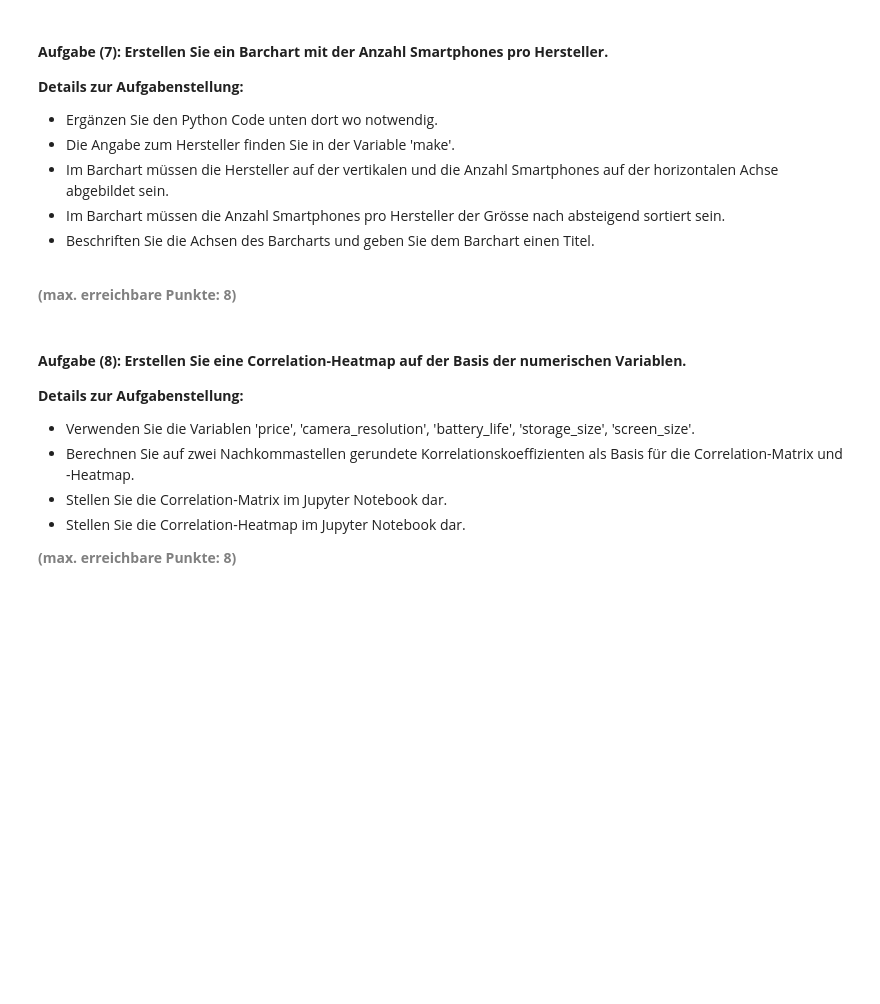
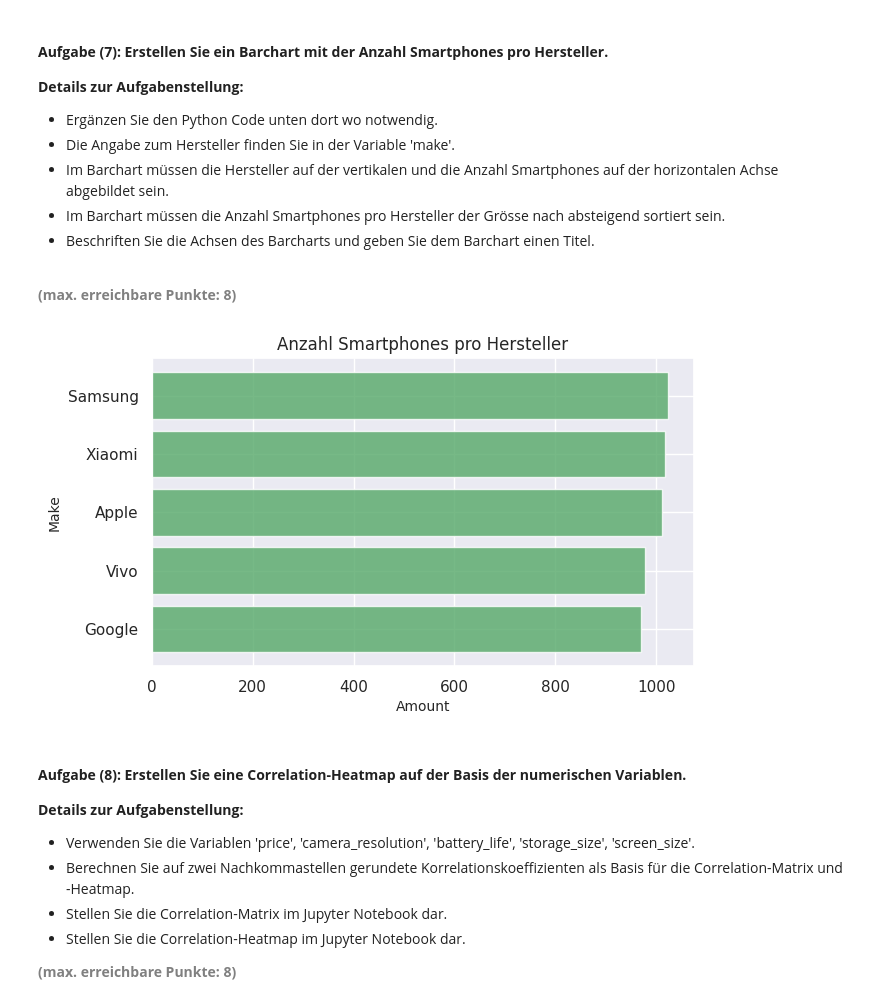
Before and after one commit to CarlsonBuma/zhaw-5-python_exploratory_data_analysis, a Jupyter notebook: AP02/AP02_Advanced_Data_Preparation_and_EDA.ipynb, the cells around one changed output. Saved outputs shown, nothing was run; the diff lists cells and outputs as text; code cells hidden in the pictures; blank space fills up the shorter version.

```diff
--- a/AP02/AP02_Advanced_Data_Preparation_and_EDA.ipynb
+++ b/AP02/AP02_Advanced_Data_Preparation_and_EDA.ipynb
@@ -438,16 +454,24 @@ plt.show()
 # %%
 # Gruppierung der Daten nach 'make' und Berechnung der Anzahl Smartphones
 df_bar = df['make'].value_counts().sort_values(ascending=True)
 
 # Zusammenstellen der Werte für den Barchart
 napart = list(df_bar.values)
 index = list(df_bar.index.values)
 y_pos = np.arange(len(index))
 
 # Erstellen des Barcharts
-
+fig, ax = plt.subplots(figsize=(7,4))
+ax.barh(y_pos, napart, align='center', color='g', alpha=0.8)
+ax.set_yticks(y_pos, index)
+ax.set_xlabel('Amount', fontsize=10)
+ax.set_ylabel('Make', fontsize=10)
+ax.set_title('Anzahl Smartphones pro Hersteller', fontsize=12)
 
 # Anzeigen der Graphik
+plt.show()
+# %% [output]
+[figure, added]
 # %% [markdown]
 #### <b>Aufgabe (8): Erstellen Sie eine Correlation-Heatmap auf der Basis der numerischen Variablen.</b>
 <b>Details zur Aufgabenstellung:</b>
```
Also changed, not shown: parts of 3 cells of this notebook, 2 other files.
